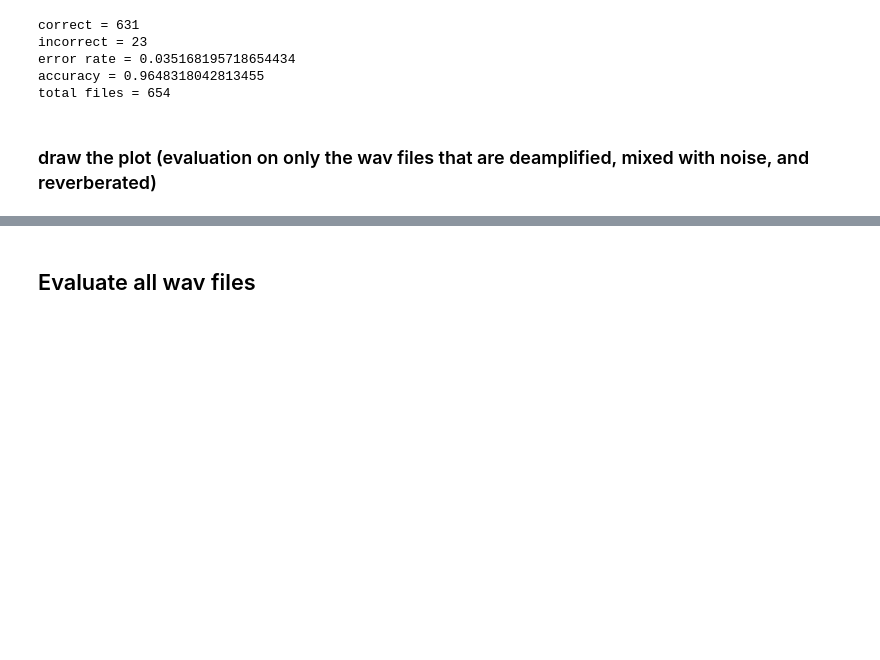
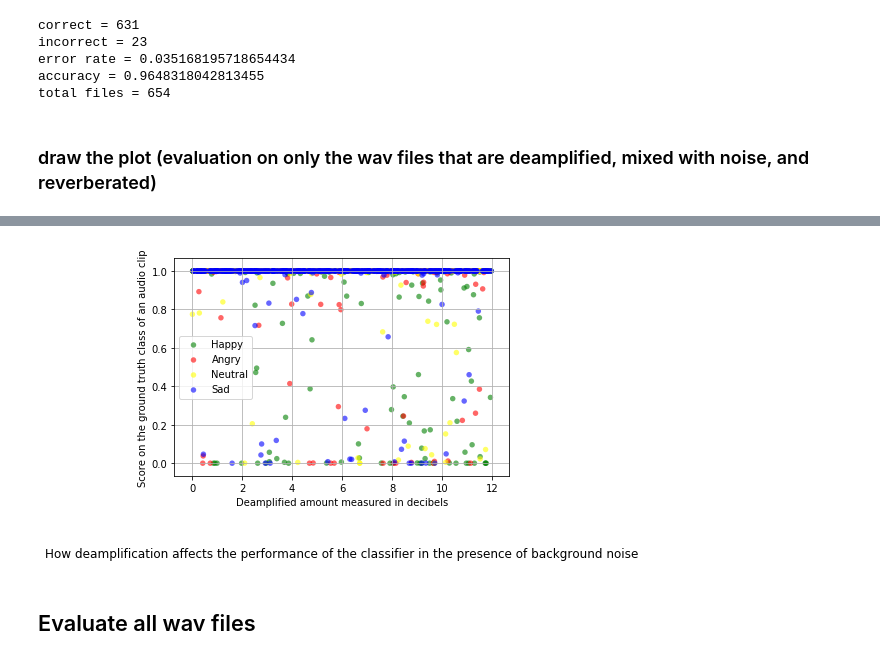
Before and after one commit to lindagaw/Emotion-Recognition-Robust-to-Distance-and-Noise, a Jupyter notebook: eval/evaluation_binary_top.ipynb, the cells around one changed output, grey strips where cells are left out. Drawn from its saved outputs; the diff is of its cells as text; code cells hidden in the pictures; blank space fills up the shorter version.

```diff
--- a/eval/evaluation_binary_top.ipynb
+++ b/eval/evaluation_binary_top.ipynb
@@ -822,3 +929,15 @@ draw(results, category_names, graph_title)
+# %%
+h = [deamplified_dbs_deamplified_noised_reverbed_h, zero_scores_deamplified_noised_reverbed_h]
+a = [deamplified_dbs_deamplified_noised_reverbed_a, zero_scores_deamplified_noised_reverbed_a]
+n = [deamplified_dbs_deamplified_noised_reverbed_n, one_scores_deamplified_noised_reverbed_n]
+s = [deamplified_dbs_deamplified_noised_reverbed_s, one_scores_deamplified_noised_reverbed_s]
+
+title = 'How deamplification affects the performance of the classifier in the presence of background noise'
+xlabel = 'Deamplified amount measured in decibels'
+ylabel = 'Score on the ground truth class of an audio clip'
+graphs.draw_scatter(h, a, n, s, title, xlabel, ylabel)
+# %% [output]
+[figure, added]
 # %% [markdown]
 ## Evaluate all wav files
 # %% [markdown]
```
Also changed, not shown: parts of 25 cells of this notebook, 2 other files.
